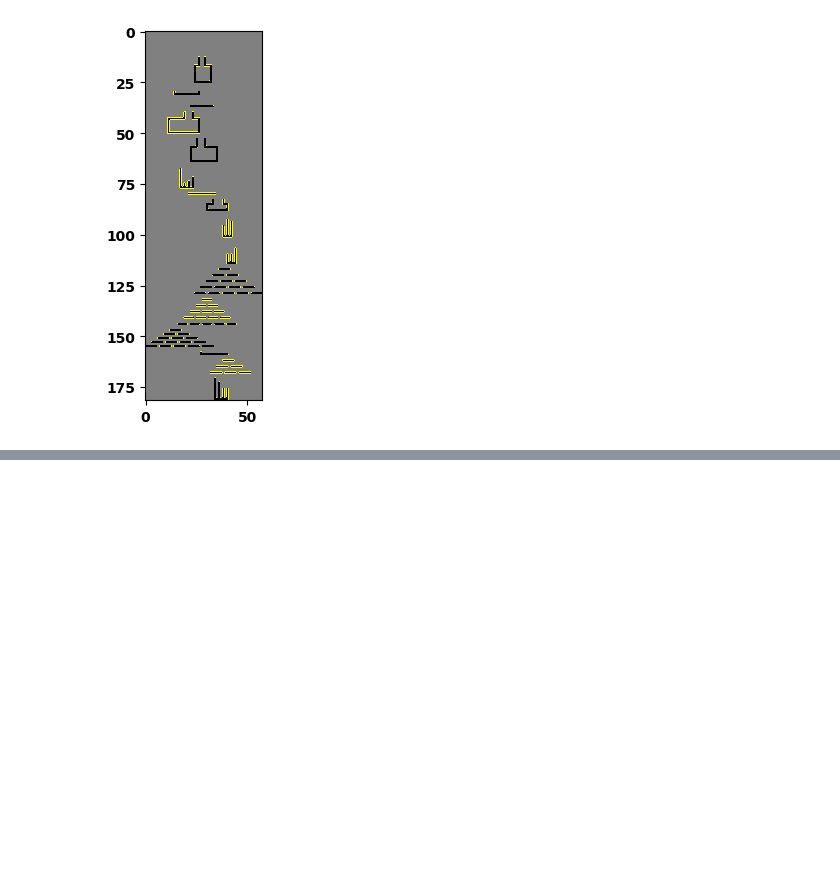
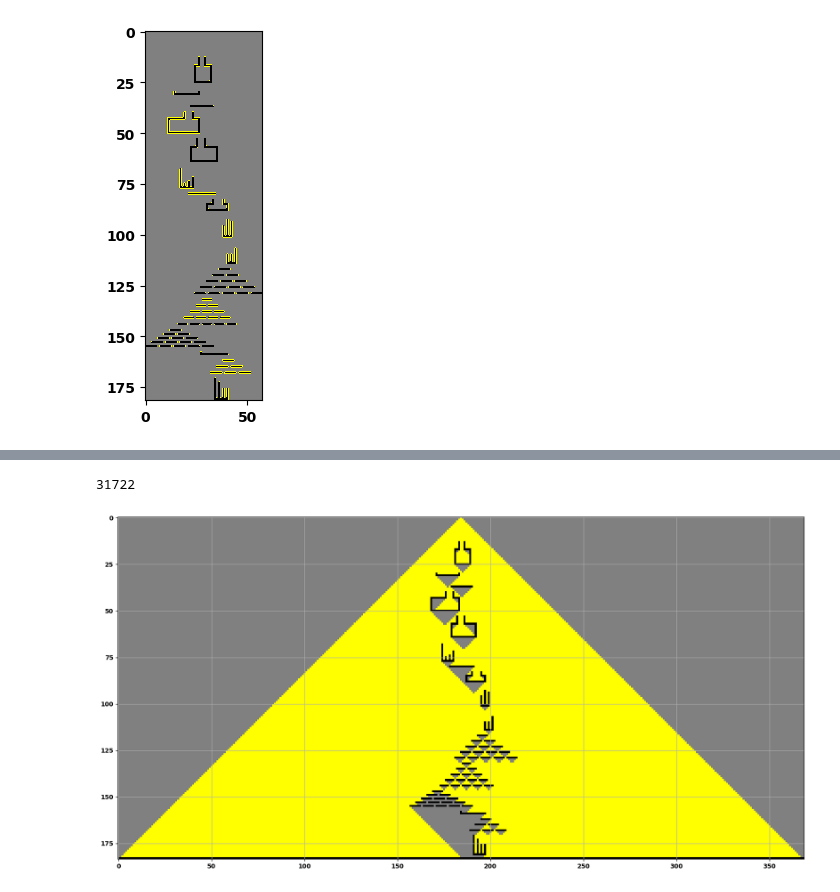
Before and after one commit to LeonardoStrik/AoC_2022, a Jupyter notebook: 2022/Day14/day14.ipynb, the cells around one changed output, grey strips where cells are left out. Saved outputs shown, nothing was run; the diff lists cells and outputs as text; code cells hidden in the pictures; blank space fills up the shorter version.

```diff
--- a/2022/Day14/day14.ipynb
+++ b/2022/Day14/day14.ipynb
@@ -95,0 +151,16 @@ print(drops)
+# %%
+scan = reset_map(lines)
+min_x_offset=-1
+for drops in range(1,100000):
+    origin=(np.array((0,500-(min_x+min_x_offset))))
+    done, scan, offset = drop_sand(scan, origin)
+    min_x_offset+=offset
+    if done or scan[origin[0],origin[1]]:
+        print(drops)
+        break
+plt.figure(figsize=(20,20))
+plt.grid()
+show_map(scan)
+# %% [output]
+31722
+[figure, added]
```
Also changed, not shown: parts of 8 cells of this notebook.
